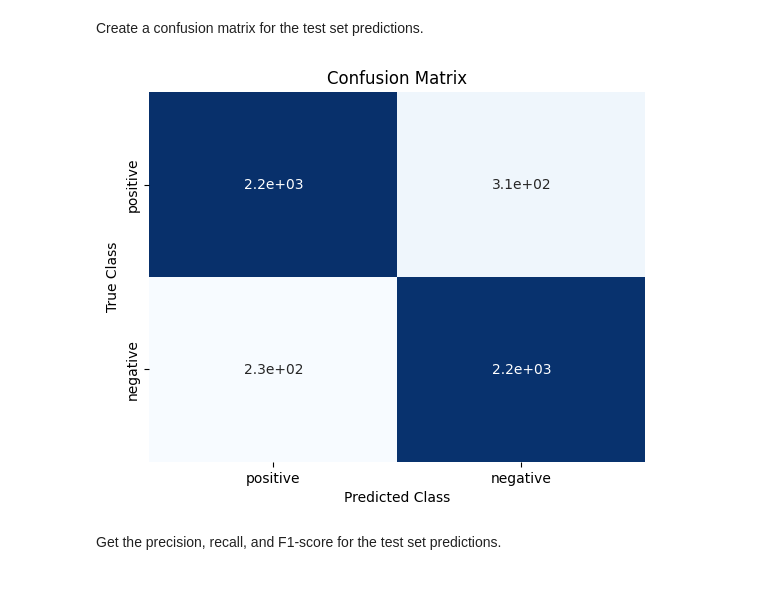
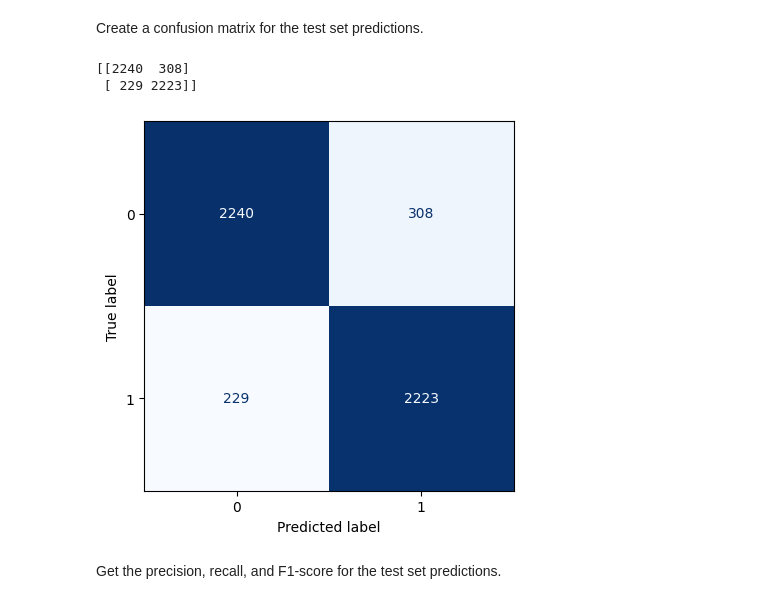
Before and after one commit to biswajit-bellevue/DSC550, a Jupyter notebook: SharmaDSC550Week5.ipynb, the cells around one changed output. Drawn from its saved outputs; the diff is of its cells as text; code cells hidden in the pictures.

```diff
--- a/SharmaDSC550Week5.ipynb
+++ b/SharmaDSC550Week5.ipynb
@@ -101,4 +103,4 @@ Train a logistic regression using the training data.
 # %%
 logistic = LogisticRegression(random_state=0)
 # %%
-logistic.fit(tfidf_train_feature_matrix, target_train)
+logistic_model = logistic.fit(tfidf_train_feature_matrix, target_train)
@@ -107,7 +107,7 @@ LogisticRegression(random_state=0)
 # %% [markdown]
 Find the model accuracy on test set.
 # %%
-predicted_target_train = logistic.predict(tfidf_train_feature_matrix)
+# predict the target from fitted logistic reression model for both train and test set
+predicted_target_train = logistic_model.predict(tfidf_train_feature_matrix)
+predicted_target_test = logistic_model.predict(tfidf_test_feature_matrix)
-# %%
-predicted_target_test = logistic.predict(tfidf_test_feature_matrix)
 # %%
@@ -123,11 +123,18 @@ conf_df = pd.DataFrame(matrix, index=["positive", "negative"], columns=["positiv
-# %%
-sns.heatmap(conf_df, cbar=False, cmap="Blues", annot=True)
-plt.title("Confusion Matrix")
-plt.ylabel("True Class")
-plt.xlabel("Predicted Class")
-plt.show()
-# %% [output]
-[figure, removed]
+# %%
+#print the confusion matrix
+print(matrix)
+# %% [output]
+[[2240  308]
+ [ 229 2223]]
+# %%
+# plot confusion matrix using sklearn's ConfusionMatrixDisplay module
+ConfusionMatrixDisplay.from_predictions(target_test, predicted_target_test,
+                                        display_labels=logistic_model.classes_,
+                                        colorbar=False,
+                                        cmap="Blues")
+plt.show()
+# %% [output]
+[figure, added]
 # %% [markdown]
 Get the precision, recall, and F1-score for the test set predictions.
 # %%
```
Also changed, not shown: parts of 36 cells of this notebook, 1 other file.
